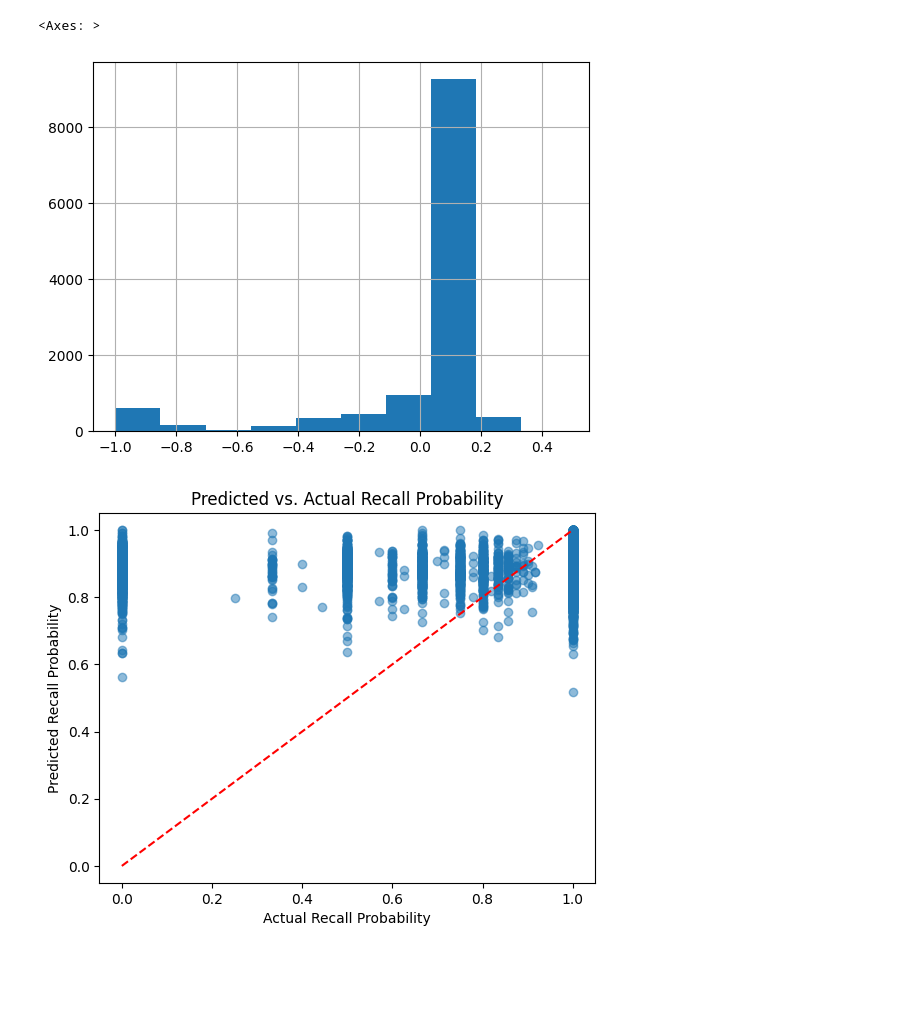
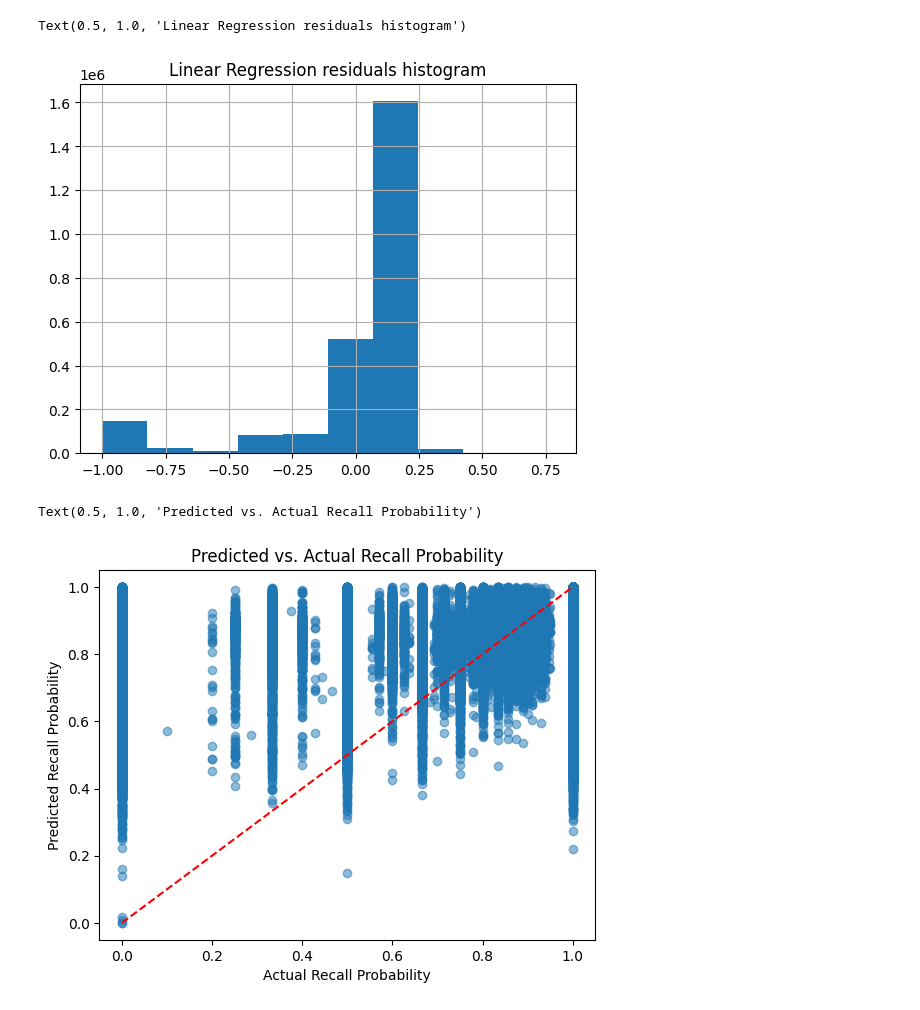
Before and after one commit to juliakubisa/spaced_repetition_algorithm, a Jupyter notebook: notebooks/baseline_models.ipynb, the cells around one changed output. Drawn from its saved outputs; the diff is of its cells as text; code cells hidden in the pictures; blank space fills up the shorter version.

Commit message:
add diagnostic plots

```diff
--- a/notebooks/baseline_models.ipynb
+++ b/notebooks/baseline_models.ipynb
@@ -175,18 +179,24 @@ def split_dataset(df):
                                                         y,
                                                         train_size=0.8,
                                                         random_state=42)
-    return X_train, X_test, y_train, y_test
+
+    X_test_session = X_test[['session_seen', 'session_correct']]
+
+    X_test.drop(columns=['session_seen', 'session_correct'], inplace=True)
+    X_train.drop(columns=['session_seen', 'session_correct'], inplace=True)
+
+    return X_train, X_test, y_train, y_test, X_test_session
 # %%
 def cap_y(prediction):
     return np.clip(prediction, 0, 1)
 # %%
-dff_encoded = ohe(dff_final.sample(frac=0.1))
+dff_encoded = ohe(dff_final)
 # dff_t_encoded = ohe(dff_t)
 # dff_s_encoded = ohe(dff_s)
 # dff_u_encoded = ohe(dff_u)
 
 
-X_train, X_test, y_train, y_test = split_dataset(dff_encoded)
+X_train, X_test, y_train, y_test, X_test_session = split_dataset(dff_encoded)
 # X_train_t, X_test_t, y_train_t, y_test_t = split_dataset(dff_t_encoded)
 # X_train_s, X_test_s, y_train_s, y_test_s = split_dataset(dff_s_encoded)
 # X_train_u, X_test_u, y_train_u, y_test_u = split_dataset(dff_u_encoded)
@@ -223,7 +232,7 @@ def train_predict(pipeline, X_train, X_test, y_train, y_test):
     return y_train_pred, y_test_pred
 # %%
 # Define Configurations for Pipelines
-def regression_results(X_train, X_test, y_train, y_test, importance='No'):
+def regression_results(X_train, X_test, y_train, y_test, importance=True):
 
     pipeline = create_pipeline()
     y_train_pred, y_test_pred = train_predict(pipeline, X_train, X_test, y_train, y_test)
@@ -236,7 +245,7 @@ def regression_results(X_train, X_test, y_train, y_test, importance='No'):
     print(f"Train R2 = {round(train_r2, 4)}, Test R2 = {round(test_r2,4)}, Train MAE = {round(train_mae,4)}, Test MAE = {round(test_mae, 4)}")
 
 
-    if isinstance(importance, str) and importance == 'Yes':
+    if importance:
         model = pipeline.named_steps["model"]
         coefficients_df = pd.DataFrame({'Feature': X_train.columns, 'Coefficient': model.coef_})
 
@@ -249,7 +258,7 @@ def regression_results(X_train, X_test, y_train, y_test, importance='No'):
     return coefficients_df, full_df
 # %%
 print('Results for all features')
-importance_df, full_df = regression_results(X_train, X_test, y_train, y_test, importance='Yes')
+coefficients_df, full_df = regression_results(X_train, X_test, y_train, y_test)
 
 # print('Results after deleting word features')
 # results_t, importance_t, full_df_t = regression_results(pipelines_config, X_train_t, X_test_t, y_train_t, y_test_t, importance='Yes')
@@ -283,19 +282,20 @@ importance_df
 # %%
 # Examine residuals
-full_df_all['diff'] = full_df_all['p_recall'] - full_df_all['predictions']
-full_df_all['diff'].hist()
+full_df['diff'] = full_df['p_recall'] - full_df['predictions']
+resiuals_plot = full_df['diff'].hist()
+plt.title('Linear Regression residuals histogram')
 # %% [output]
-<Axes: >
+Text(0.5, 1.0, 'Linear Regression residuals histogram')
-[figure, old version]
+[figure, new version]
 # %%
 # Predictions vs actual recall probabilities
-plt.scatter(full_df_all['p_recall'], full_df_all['predictions'], alpha=0.5)
+predictions_scatterplot = plt.scatter(full_df['p_recall'], full_df['predictions'], alpha=0.5)
 plt.plot([0, 1], [0, 1], color="red", linestyle="--")
 plt.xlabel("Actual Recall Probability")
 plt.ylabel("Predicted Recall Probability")
 plt.title("Predicted vs. Actual Recall Probability")
-plt.show()
 # %% [output]
+Text(0.5, 1.0, 'Predicted vs. Actual Recall Probability')
-[figure, old version]
+[figure, new version]
 # %%
 pd.set_option('display.float_format', lambda x: '%.5f' % x)
```
Also changed, not shown: parts of 25 cells of this notebook, 5 other files.
